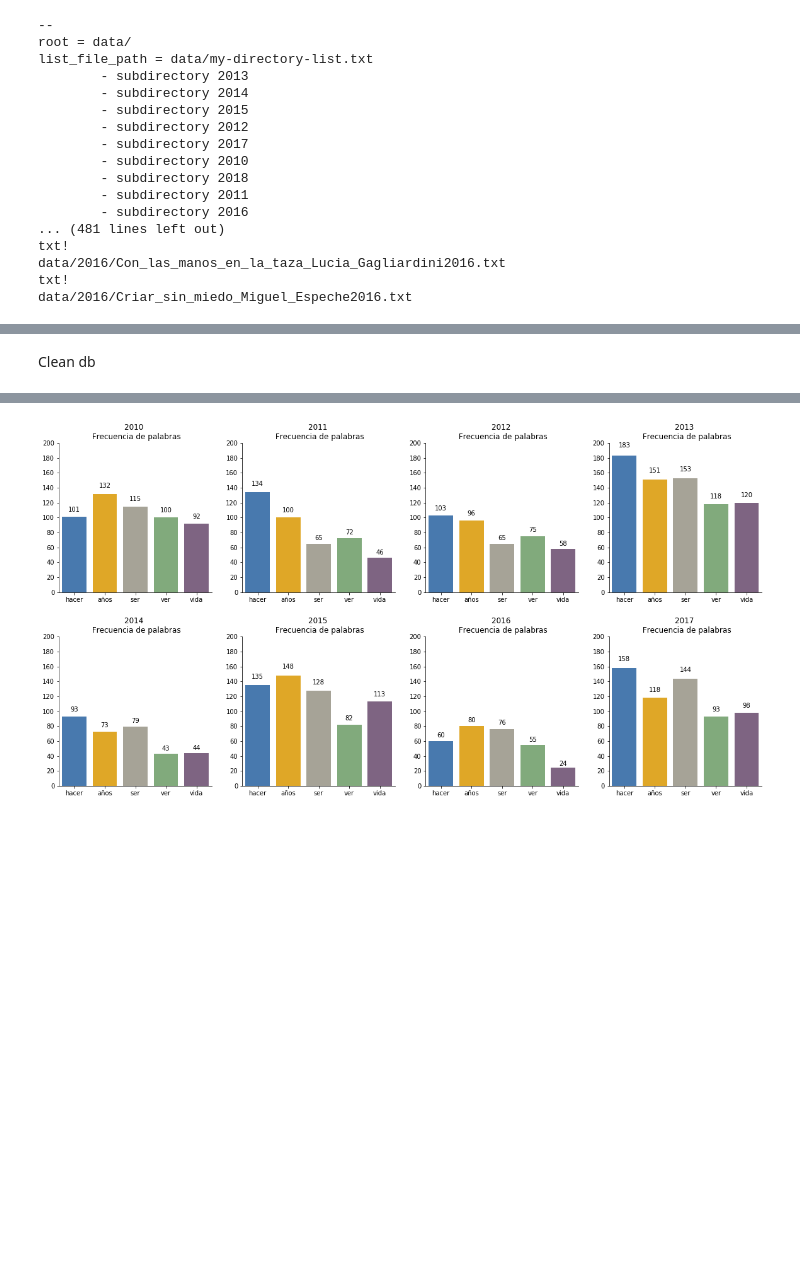
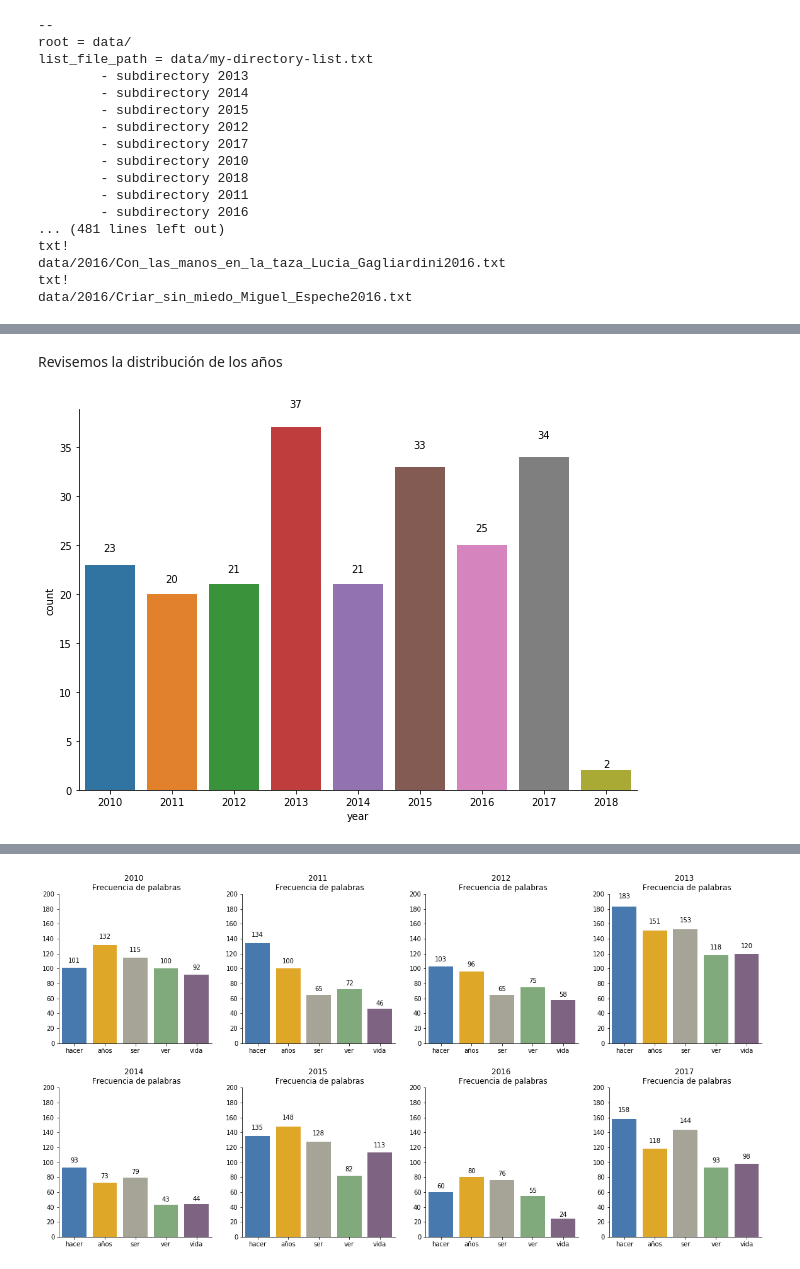
Before and after one commit to alexing/tedx, a Jupyter notebook: tedx_exploration.ipynb, the cells around one changed output, grey strips where cells are left out. Saved outputs shown, nothing was run; the diff lists cells and outputs as text; code cells hidden in the pictures; blank space fills up the shorter version.

```diff
--- a/tedx_exploration.ipynb
+++ b/tedx_exploration.ipynb
@@ -99,2 +102,14 @@ df.head()
-# %% [markdown]
-Clean db
+# %% [markdown]
+Revisemos la distribución de los años
+# %%
+fig, ax = plt.subplots(figsize=(10,7))
+sns.countplot(x='year', data=df)
+sns.despine()
+for rect in ax.patches:
+    height = rect.get_height()
+    ax.text(rect.get_x() + rect.get_width()/2., 1.05*height,
+            '%d' % int(height),
+            ha='center', va='bottom')
+plt.plot;
+# %% [output]
+[figure, added]
```
Also changed, not shown: parts of 35 cells of this notebook, 1 other file.
